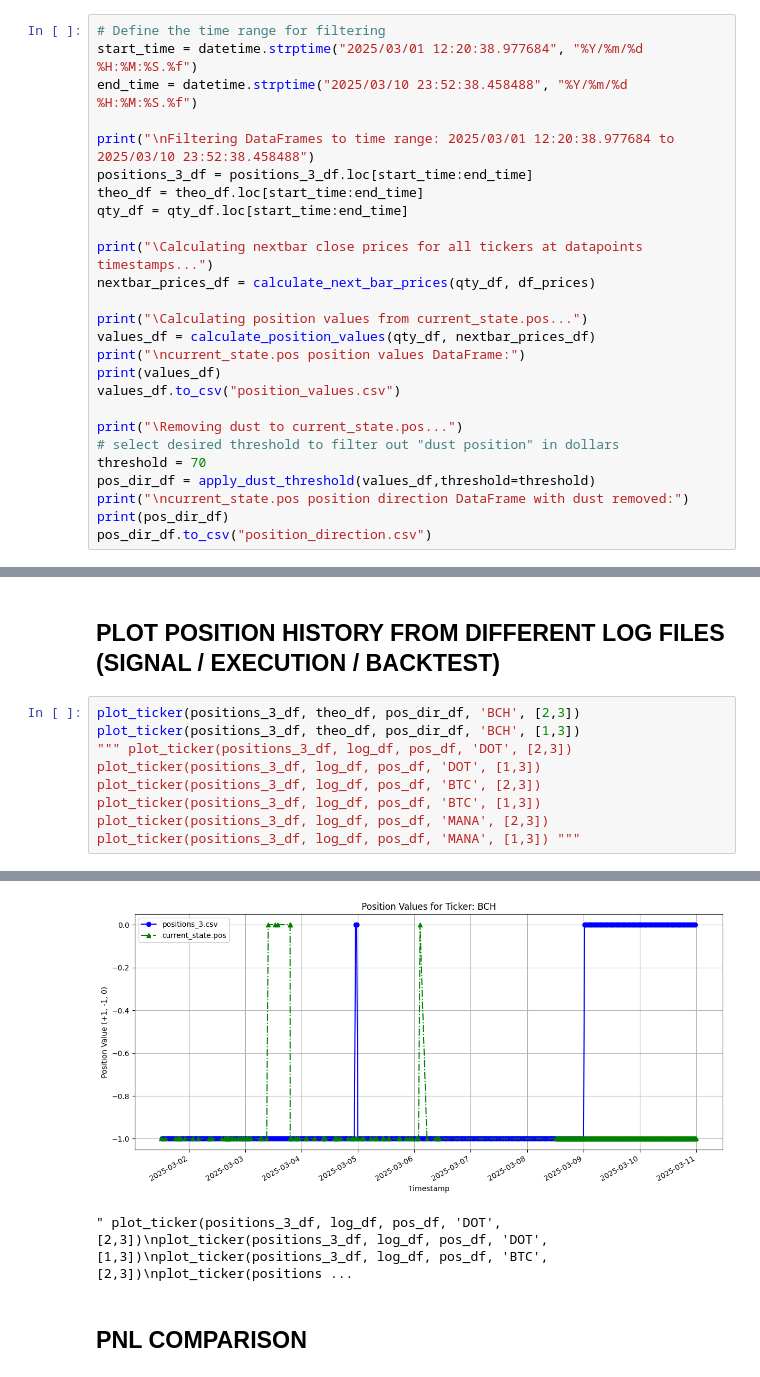
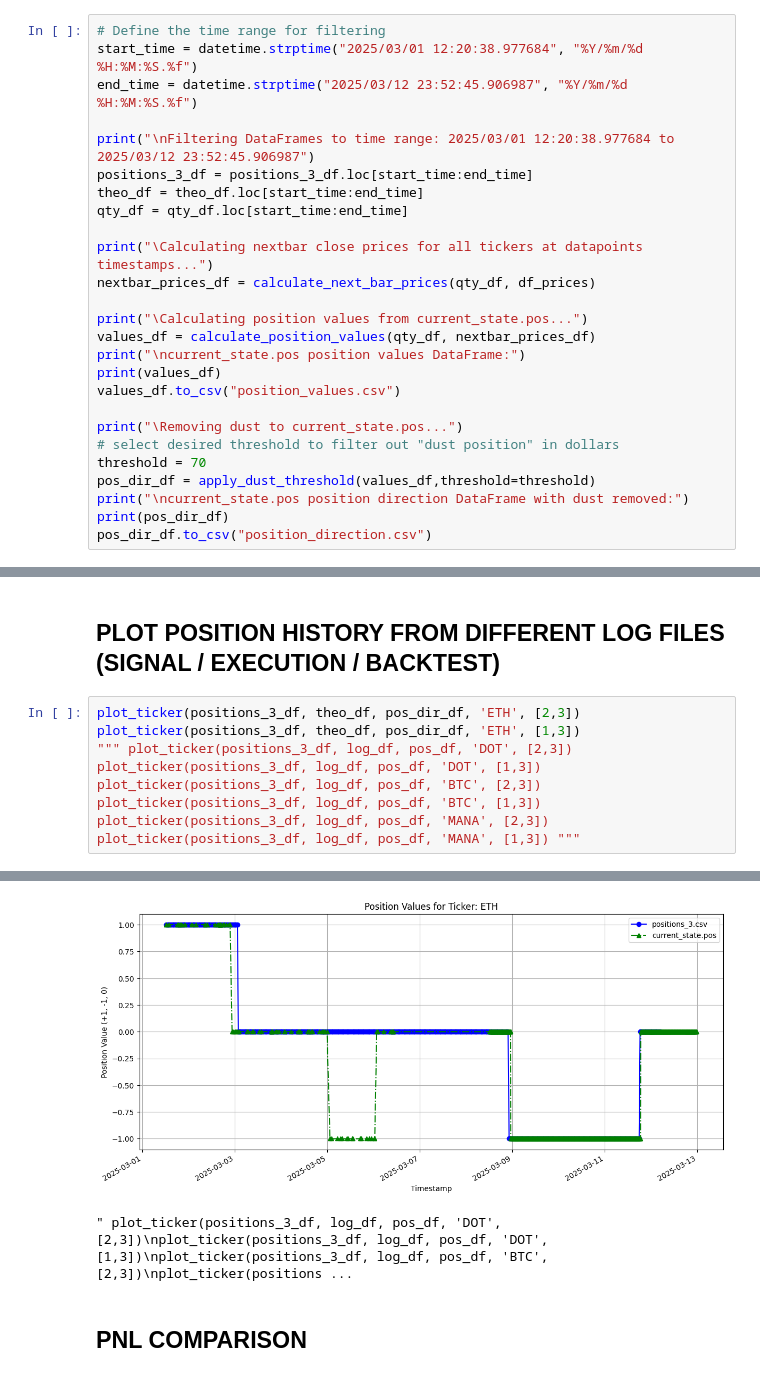
Before and after one commit to marescialloNino/pnl-analysis, a Jupyter notebook: okx_positions.ipynb, the cells around one changed output, grey strips where cells are left out. Saved outputs shown, nothing was run; the diff lists cells and outputs as text.

```diff
--- a/okx_positions.ipynb
+++ b/okx_positions.ipynb
@@ -404,9 +404,9 @@ timestamp
 # %%
 # Define the time range for filtering
 start_time = datetime.strptime("2025/03/01 12:20:38.977684", "%Y/%m/%d %H:%M:%S.%f")
-end_time = datetime.strptime("2025/03/10 23:52:38.458488", "%Y/%m/%d %H:%M:%S.%f")
+end_time = datetime.strptime("2025/03/12 23:52:45.906987", "%Y/%m/%d %H:%M:%S.%f")
 
-print("\nFiltering DataFrames to time range: 2025/03/01 12:20:38.977684 to 2025/03/10 23:52:38.458488")
+print("\nFiltering DataFrames to time range: 2025/03/01 12:20:38.977684 to 2025/03/12 23:52:45.906987")
 positions_3_df = positions_3_df.loc[start_time:end_time]
 theo_df = theo_df.loc[start_time:end_time]
 qty_df = qty_df.loc[start_time:end_time]
@@ -448,8 +448,8 @@ timestamp
 # %% [markdown]
 ## PLOT POSITION HISTORY FROM DIFFERENT LOG FILES (SIGNAL / EXECUTION / BACKTEST)
 # %%
-plot_ticker(positions_3_df, theo_df, pos_dir_df, 'BCH', [2,3])
-plot_ticker(positions_3_df, theo_df, pos_dir_df, 'BCH', [1,3])
+plot_ticker(positions_3_df, theo_df, pos_dir_df, 'ETH', [2,3])
+plot_ticker(positions_3_df, theo_df, pos_dir_df, 'ETH', [1,3])
 """ plot_ticker(positions_3_df, log_df, pos_df, 'DOT', [2,3])
 plot_ticker(positions_3_df, log_df, pos_df, 'DOT', [1,3])
 plot_ticker(positions_3_df, log_df, pos_df, 'BTC', [2,3])
@@ -473,4 +473,4 @@ pos_df[BCH] shape: (486,), type: <class 'pandas.core.series.Series'>
-[figure, old version]
+[figure, new version]
 " plot_ticker(positions_3_df, log_df, pos_df, 'DOT', [2,3])\nplot_ticker(positions_3_df, log_df, pos_df, 'DOT', [1,3])\nplot_ticker(positions_3_df, log_df, pos_df, 'BTC', [2,3])\nplot_ticker(positions ...
 # %% [markdown]
 ## PNL COMPARISON
```
Also changed, not shown: parts of 10 cells of this notebook, 19 other files.
